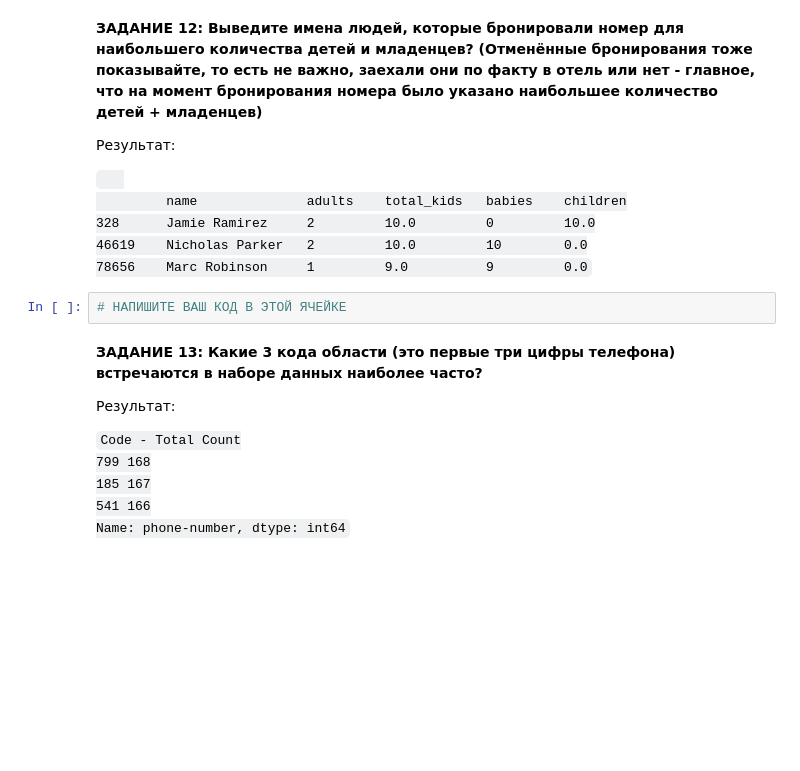
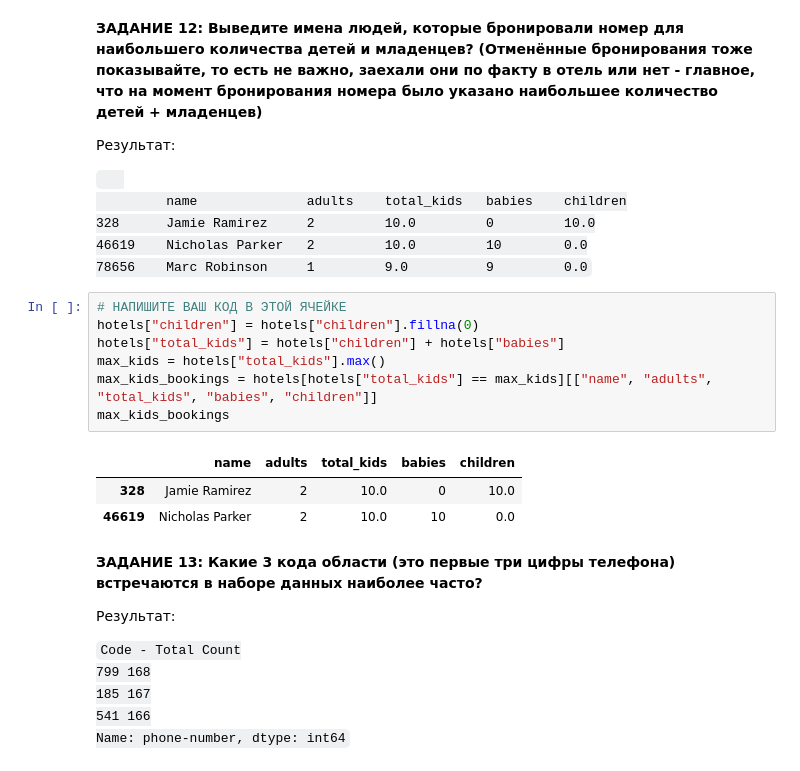
Before and after one commit to 0xV4h3/SmartCode, a Jupyter notebook: ML/Exercises/Pandas/Pandas_exercises_2.ipynb, the cells around one changed output. Cells and saved outputs as stored; diff of their text form; blank space fills up the shorter version.

```diff
--- a/ML/Exercises/Pandas/Pandas_exercises_2.ipynb
+++ b/ML/Exercises/Pandas/Pandas_exercises_2.ipynb
@@ -219,8 +293,17 @@ Name: name, dtype: int64</code>
 46619	 Nicholas Parker   2	     10.0	      10	    0.0
 78656	 Marc Robinson	   1	     9.0	      9	        0.0
 </code>
-# %%
-# НАПИШИТЕ ВАШ КОД В ЭТОЙ ЯЧЕЙКЕ
+# %%
+# НАПИШИТЕ ВАШ КОД В ЭТОЙ ЯЧЕЙКЕ
+hotels["children"] = hotels["children"].fillna(0)
+hotels["total_kids"] = hotels["children"] + hotels["babies"]
+max_kids = hotels["total_kids"].max()
+max_kids_bookings = hotels[hotels["total_kids"] == max_kids][["name", "adults", "total_kids", "babies", "children"]]
+max_kids_bookings
+# %% [output]
+|  | name | adults | total_kids | babies | children |
+| 328 | Jamie Ramirez | 2 | 10.0 | 0 | 10.0 |
+| 46619 | Nicholas Parker | 2 | 10.0 | 10 | 0.0 |
 # %% [markdown]
 **ЗАДАНИЕ 13: Какие 3 кода области (это первые три цифры телефона) встречаются в наборе данных наиболее часто?**
 
```
Also changed, not shown: parts of 13 cells of this notebook.
